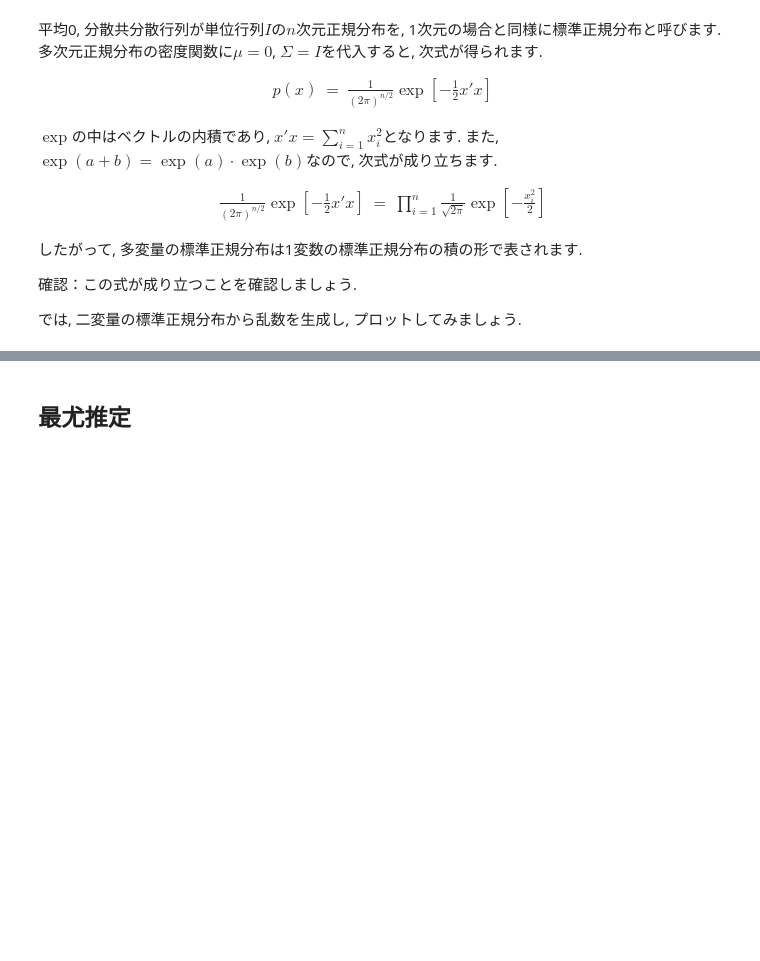
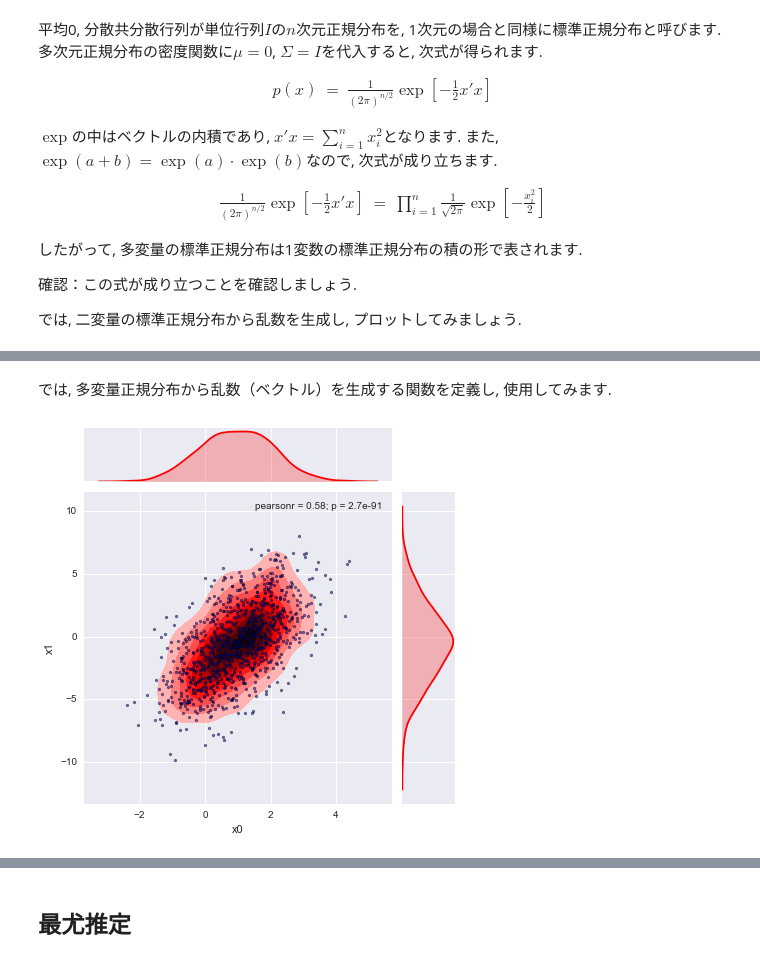
Before and after one commit to taku-y/soleil, a Jupyter notebook: notebook/20160821/excercise3.ipynb, the cells around one changed output, grey strips where cells are left out. Drawn from its saved outputs; the diff is of its cells as text; code cells hidden in the pictures; blank space fills up the shorter version.

```diff
--- a/notebook/20160821/excercise3.ipynb
+++ b/notebook/20160821/excercise3.ipynb
@@ -261,0 +309,28 @@ g.ax_joint.collections[0].set_alpha(0)
+# %% [markdown]
+では, 多変量正規分布から乱数（ベクトル）を生成する関数を定義し, 使用してみます.
+# %%
+def mvn_sample_(n_samples, mu, a, rng):
+    n = len(mu)
+    assert(mu.ndim == 1)
+    assert(a.shape == (n, n))
+
+    xs = smvn_sample(n_samples, n, rng)
+
+    # xsを行ベクトルとして扱うため, aを左から乗じています.
+    # このaは式ではA'（転置）に対応します.
+    return xs.dot(a) + mu
+
+n_samples = 1000
+mu = np.array([1., -0.5])
+a = np.array([[1.0, 0.5], [0.5, 3.0]])
+rng = np.random.RandomState(0)
+xs = mvn_sample_(n_samples, mu, a, rng)
+
+# Seabornを使うため, サンプル集合をPandasのデータフレームに格納します.
+df = pd.DataFrame({'x0': xs[:, 0], 'x1': xs[:, 1]})
+
+g = sns.jointplot(x="x0", y="x1", data=df, kind="kde", color='r')
+g.plot_joint(plt.scatter, c="b", s=5, linewidth=1, alpha=0.5)
+g.ax_joint.collections[0].set_alpha(0)
+# %% [output]
+[figure, added]
```
Also changed, not shown: parts of 19 cells of this notebook.
